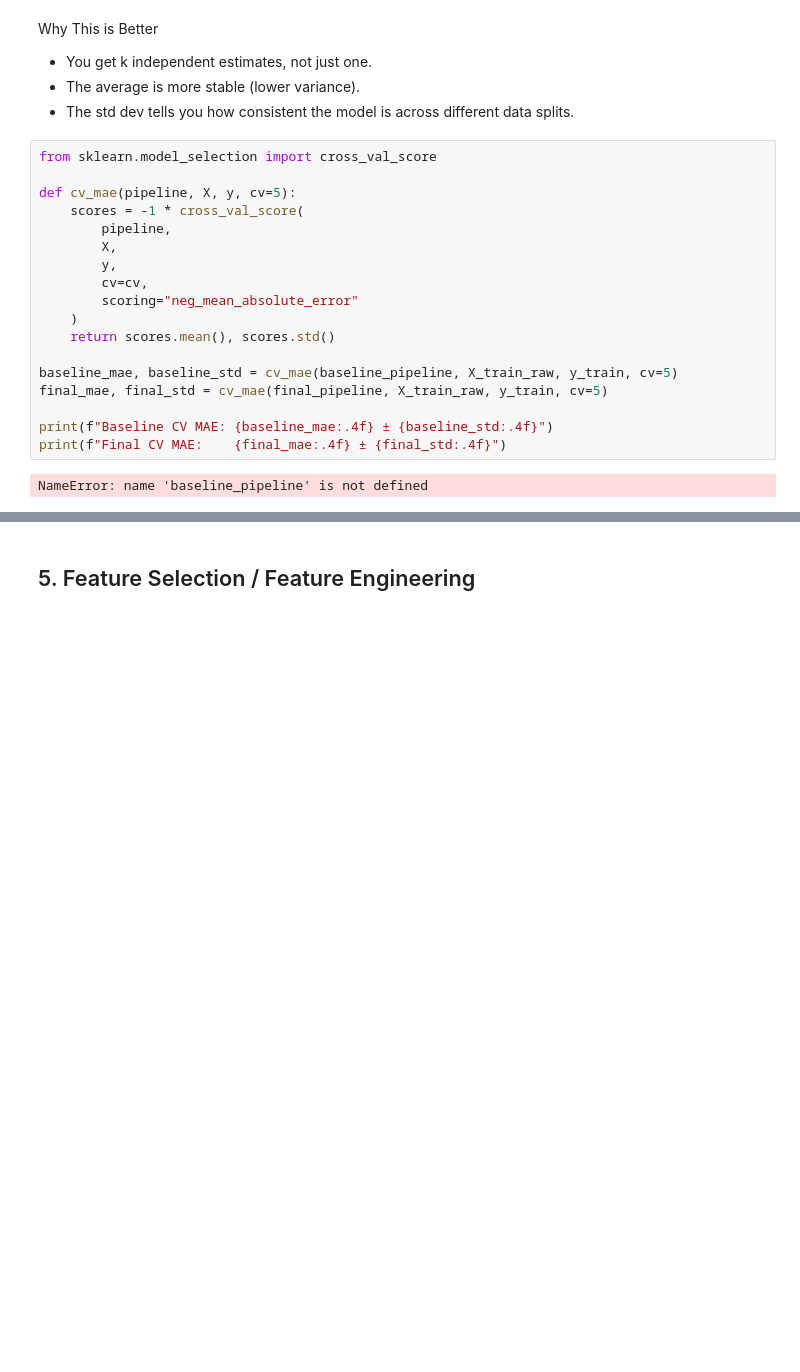
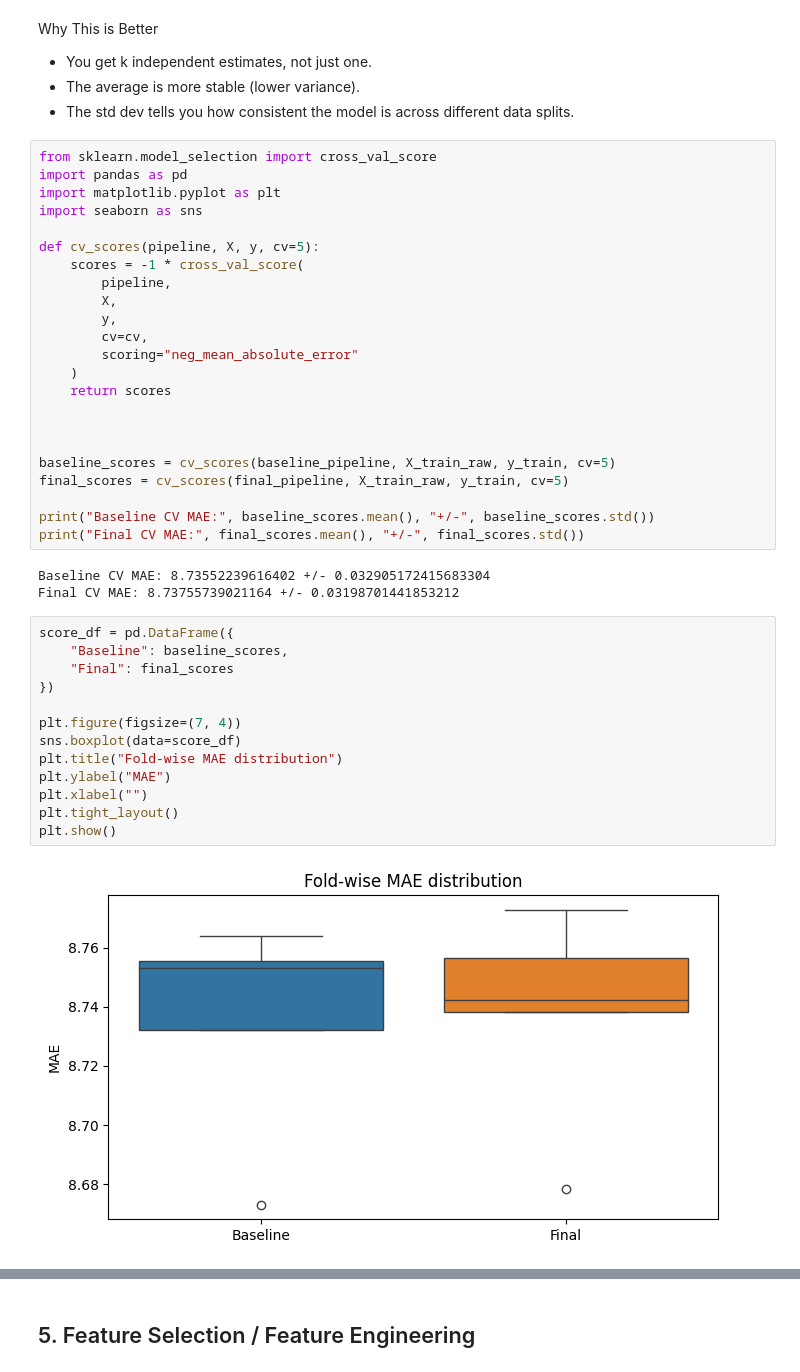
Before and after one commit to Muten-Roshi-Sama/MachineLearningLabs_4eiai40, a Jupyter notebook: Project2026/failure_prediction.ipynb, the cells around one changed output, grey strips where cells are left out. Saved outputs shown, nothing was run; the diff lists cells and outputs as text; blank space fills up the shorter version.

```diff
--- a/Project2026/failure_prediction.ipynb
+++ b/Project2026/failure_prediction.ipynb
@@ -950,8 +1082,11 @@ Why This is Better
 - The std dev tells you how consistent the model is across different data splits.
 # %%
 from sklearn.model_selection import cross_val_score
+import pandas as pd
+import matplotlib.pyplot as plt
+import seaborn as sns
 
-def cv_mae(pipeline, X, y, cv=5):
+def cv_scores(pipeline, X, y, cv=5):
     scores = -1 * cross_val_score(
         pipeline,
         X,
@@ -959,12 +1094,30 @@ def cv_mae(pipeline, X, y, cv=5):
         cv=cv,
         scoring="neg_mean_absolute_error"
     )
-    return scores.mean(), scores.std()
+    return scores
 
-baseline_mae, baseline_std = cv_mae(baseline_pipeline, X_train_raw, y_train, cv=5)
-final_mae, final_std = cv_mae(final_pipeline, X_train_raw, y_train, cv=5)
 
-print(f"Baseline CV MAE: {baseline_mae:.4f} ± {baseline_std:.4f}")
-print(f"Final CV MAE:    {final_mae:.4f} ± {final_std:.4f}")
+
+baseline_scores = cv_scores(baseline_pipeline, X_train_raw, y_train, cv=5)
+final_scores = cv_scores(final_pipeline, X_train_raw, y_train, cv=5)
+
+print("Baseline CV MAE:", baseline_scores.mean(), "+/-", baseline_scores.std())
+print("Final CV MAE:", final_scores.mean(), "+/-", final_scores.std())
 # %% [output]
-NameError: name 'baseline_pipeline' is not defined
+Baseline CV MAE: 8.73552239616402 +/- 0.032905172415683304
+Final CV MAE: 8.73755739021164 +/- 0.03198701441853212
+# %%
+score_df = pd.DataFrame({
+    "Baseline": baseline_scores,
+    "Final": final_scores
+})
+
+plt.figure(figsize=(7, 4))
+sns.boxplot(data=score_df)
+plt.title("Fold-wise MAE distribution")
+plt.ylabel("MAE")
+plt.xlabel("")
+plt.tight_layout()
+plt.show()
+# %% [output]
+[figure, added]
```
Also changed, not shown: parts of 18 cells of this notebook, 1 other file.
